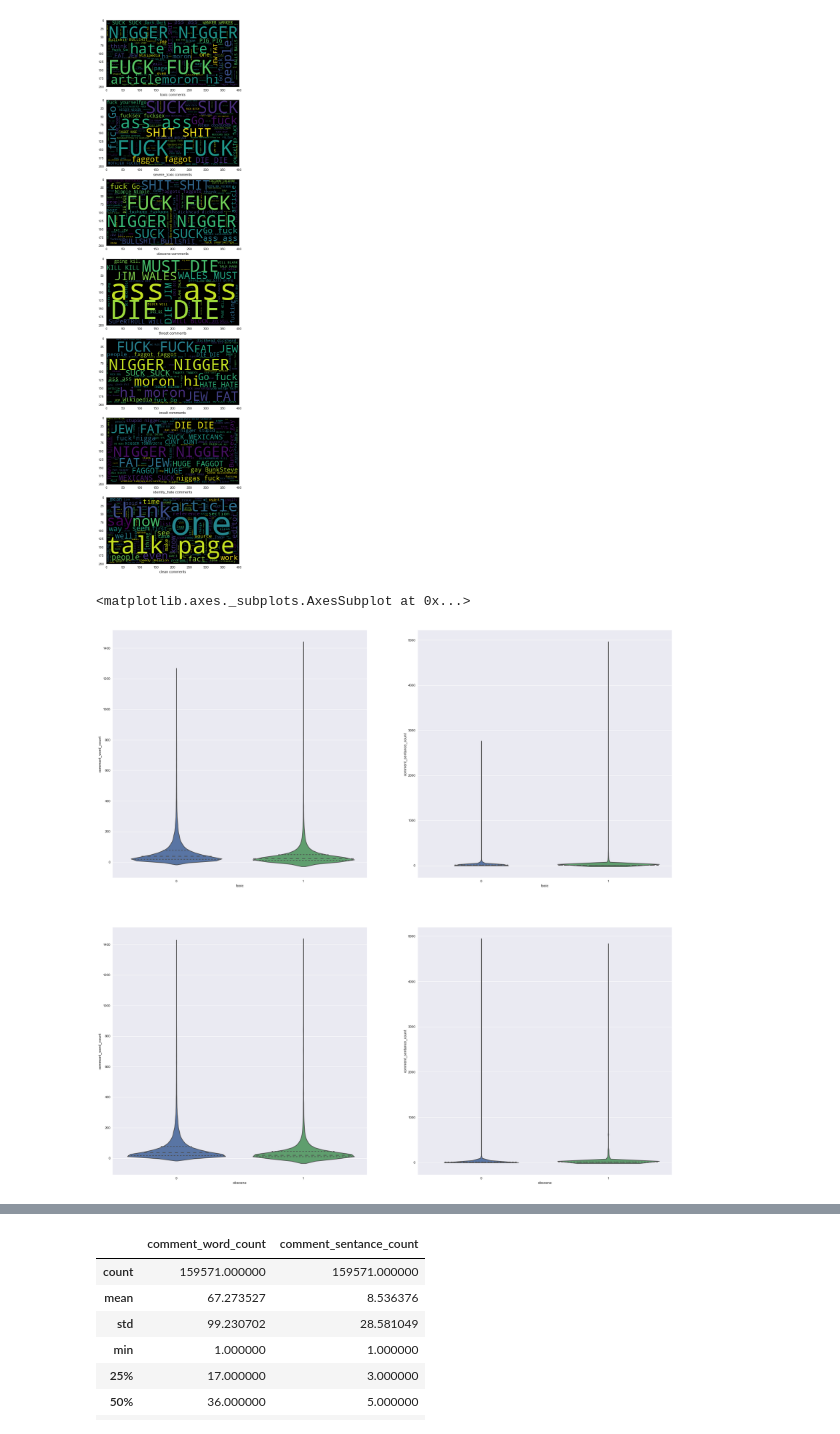
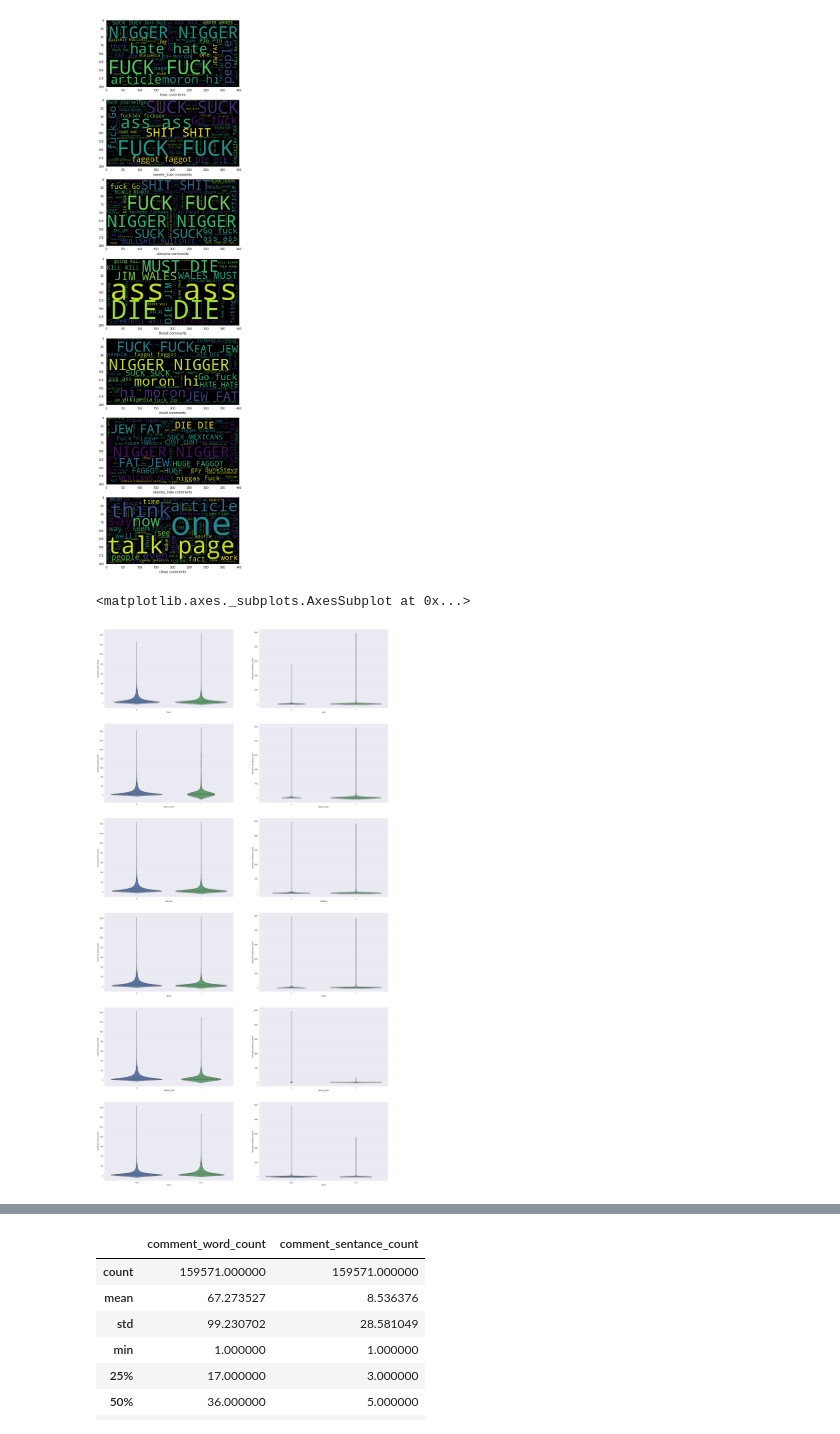
Before and after one commit to stephenoken/Toxic-Comment-Classifier, a Jupyter notebook: toxic-comment-classifier.ipynb, the cells around one changed output, grey strips where cells are left out. Cells and saved outputs as stored; diff of their text form; code cells hidden in the pictures.

Commit message:
Refactored and removed commented code

```diff
--- a/toxic-comment-classifier.ipynb
+++ b/toxic-comment-classifier.ipynb
@@ -195,28 +179,50 @@ plt.show()
 # %%
 # str.isupper(temp_data["comment_text"].iloc[6])
 
 # TODO violin graph comment length
 sns.set(color_codes=True)
 
 # Load the example tips dataset
 temp_data['comment_word_count'] = temp_data['comment_text'].apply(lambda x: len(str.split(x)))
 temp_data['comment_sentance_count'] = temp_data['comment_text'].apply(lambda x: len(re.split('[\.|!|\n]', x)))
-fig = plt.figure(figsize=(30,30))
+fig = plt.figure(figsize=(30,60))
 
 
-fig.add_subplot(2, 2, 1)
+fig.add_subplot(6, 2, 1)
 sns.violinplot(x='toxic', y='comment_word_count', data=temp_data, split=True, inner="quart", pallette={0:'b', 1:'r'})
-fig.add_subplot(2, 2, 2)
+fig.add_subplot(6, 2, 2)
 sns.violinplot(x='toxic', y='comment_sentance_count', data=temp_data, split=True, inner="quart", pallette={0:'b', 1:'r'})
-fig.add_subplot(2, 2, 3)
+
+fig.add_subplot(6, 2, 3)
+sns.violinplot(x='severe_toxic', y='comment_word_count', data=temp_data, split=True, inner="quart", pallette={0:'b', 1:'r'})
+fig.add_subplot(6, 2, 4)
+sns.violinplot(x='severe_toxic', y='comment_sentance_count', data=temp_data, split=True, inner="quart", pallette={0:'b', 1:'r'})
+
+fig.add_subplot(6, 2, 5)
 sns.violinplot(x='obscene', y='comment_word_count', data=temp_data, split=True, inner="quart", pallette={0:'b', 1:'r'})
-fig.add_subplot(2, 2, 4)
+fig.add_subplot(6, 2, 6)
 sns.violinplot(x='obscene', y='comment_sentance_count', data=temp_data, split=True, inner="quart", pallette={0:'b', 1:'r'})
 
+fig.add_subplot(6, 2, 7)
+sns.violinplot(x='insult', y='comment_word_count', data=temp_data, split=True, inner="quart", pallette={0:'b', 1:'r'})
+fig.add_subplot(6, 2, 8)
+sns.violinplot(x='insult', y='comment_sentance_count', data=temp_data, split=True, inner="quart", pallette={0:'b', 1:'r'})
+
+fig.add_subplot(6, 2, 9)
+sns.violinplot(x='identity_hate', y='comment_word_count', data=temp_data, split=True, inner="quart", pallette={0:'b', 1:'r'})
+fig.add_subplot(6, 2, 10)
+sns.violinplot(x='identity_hate', y='comment_sentance_count', data=temp_data, split=True, inner="quart", pallette={0:'b', 1:'r'})
+
+fig.add_subplot(6, 2, 11)
+sns.violinplot(x='clean', y='comment_word_count', data=temp_data, split=True, inner="quart", pallette={0:'b', 1:'r'})
+fig.add_subplot(6, 2, 12)
+sns.violinplot(x='clean', y='comment_sentance_count', data=temp_data, split=True, inner="quart", pallette={0:'b', 1:'r'})
+
+
 # TODO violin graph comment frequency of uppercase words
 # %% [output]
 <matplotlib.axes._subplots.AxesSubplot at 0x...>
-[figure, old version]
+[figure, new version]
 # %%
 temp_data.describe()
 # %% [output]
```
Also changed, not shown: parts of 14 cells of this notebook, 6 other files.
